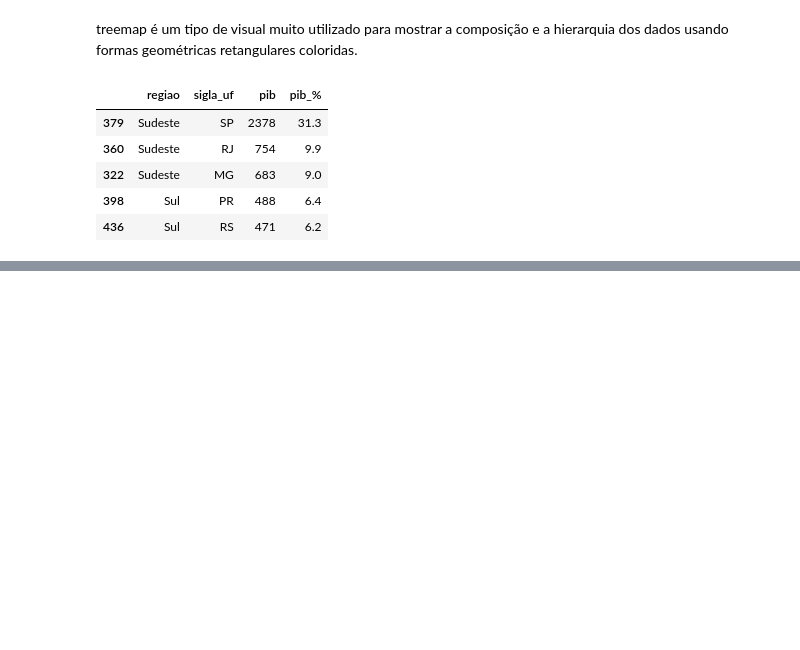
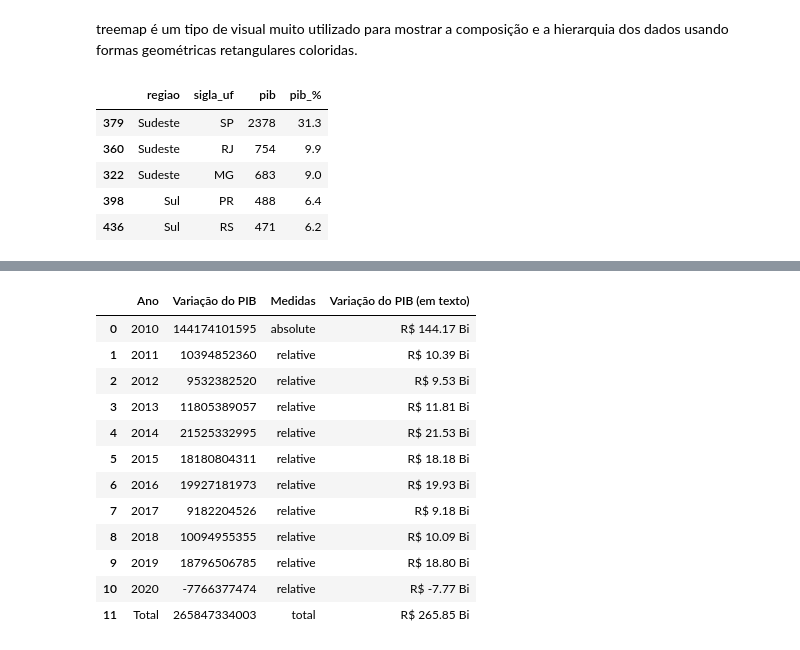
Before and after one commit to Cr0l3y/Pib_analise_2002-20, a Jupyter notebook: Proporcoes.ipynb, the cells around one changed output, grey strips where cells are left out. Drawn from its saved outputs; the diff is of its cells as text; code cells hidden in the pictures; blank space fills up the shorter version.

```diff
--- a/Proporcoes.ipynb
+++ b/Proporcoes.ipynb
@@ -243,0 +422,5 @@ fig.show()
+# %%
+anos= [x for x in range(2010,2021)]
+df_etd = df_pib.query("sigla_uf == 'DF' and ano == @anos")[["ano", "pib"]]
+df_etd = df_etd.reset_index(drop=True)
+df_etd
@@ -243,0 +440,4 @@ fig.show()
+# %%
+df_etd["variacao_pib"] = df_etd["pib"].diff().fillna(df_etd["pib"]).astype("int64")
+df_etd["Medidas"] = ["absolute"] + ["relative"] *10
+df_etd.head()
@@ -243,0 +451,24 @@ fig.show()
+# %%
+atualizacao = pd.Series({'ano': 'Total',
+                         'pib': df_etd["pib"].values[-1],
+                         'variacao_pib': df_etd["pib"].values[-1],
+                         'Medidas': "total"}).to_frame().T
+df_etd = pd.concat([df_etd,atualizacao], axis=0, ignore_index=True)
+df_etd = df_etd.drop(columns=["pib"])
+df_etd["variacao_pib_texto"] = (df_etd["variacao_pib"]/1e9).map('R$ {:,.2f} Bi'.format)
+df_etd.rename(columns = {"ano":"Ano", "variacao_pib": "Variação do PIB", "variacao_pib_texto":"Variação do PIB (em texto)"}, inplace=True)
+df_etd
+# %% [output]
+|  | Ano | Variação do PIB | Medidas | Variação do PIB (em texto) |
+| 0 | 2010 | 144174101595 | absolute | R$ 144.17 Bi |
+| 1 | 2011 | 10394852360 | relative | R$ 10.39 Bi |
+| 2 | 2012 | 9532382520 | relative | R$ 9.53 Bi |
+| 3 | 2013 | 11805389057 | relative | R$ 11.81 Bi |
+| 4 | 2014 | 21525332995 | relative | R$ 21.53 Bi |
+| 5 | 2015 | 18180804311 | relative | R$ 18.18 Bi |
+| 6 | 2016 | 19927181973 | relative | R$ 19.93 Bi |
+| 7 | 2017 | 9182204526 | relative | R$ 9.18 Bi |
+| 8 | 2018 | 10094955355 | relative | R$ 10.09 Bi |
+| 9 | 2019 | 18796506785 | relative | R$ 18.80 Bi |
+| 10 | 2020 | -7766377474 | relative | R$ -7.77 Bi |
+| 11 | Total | 265847334003 | total | R$ 265.85 Bi |
```
Also changed, not shown: parts of 17 cells of this notebook.
